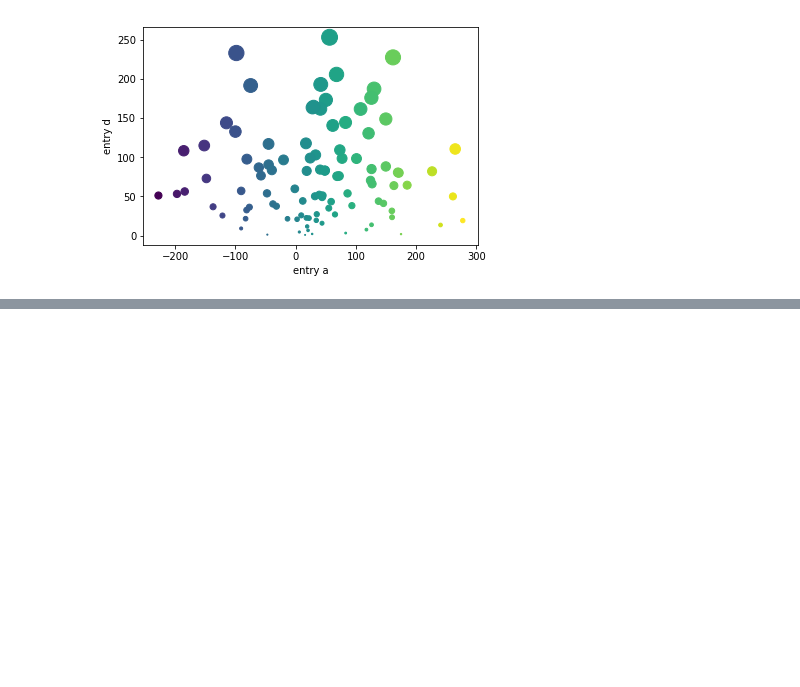
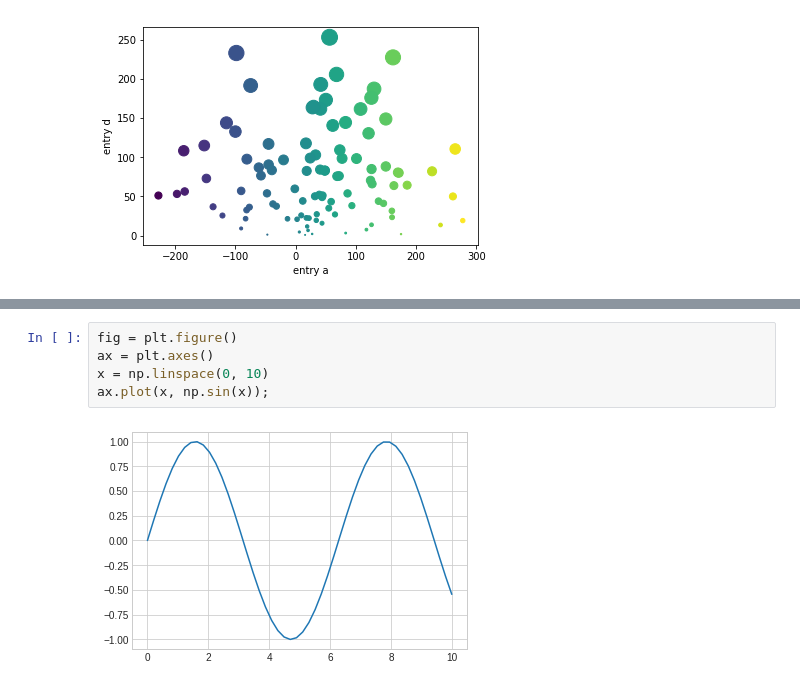
Before and after one commit to lokeshwarinayak/intenship, a Jupyter notebook: mathplot.ipynb, the cells around one changed output, grey strips where cells are left out. Saved outputs shown, nothing was run; the diff lists cells and outputs as text; blank space fills up the shorter version.

```diff
--- a/mathplot.ipynb
+++ b/mathplot.ipynb
@@ -71,0 +83,7 @@ plt.show()
+# %%
+fig = plt.figure()
+ax = plt.axes()
+x = np.linspace(0, 10)
+ax.plot(x, np.sin(x));
+# %% [output]
+[figure, added]
```
Also changed, not shown: parts of 7 cells of this notebook.
